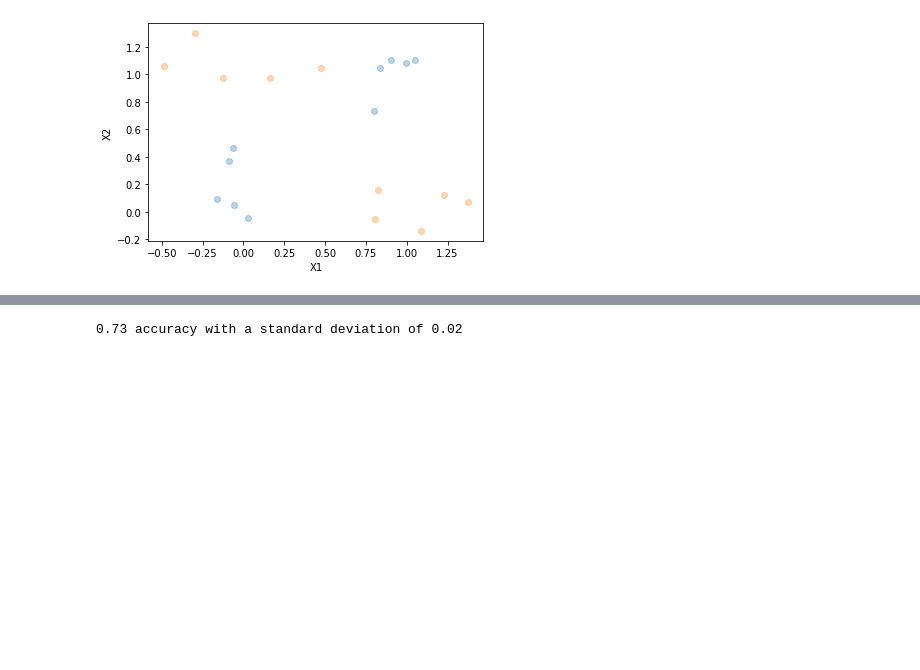
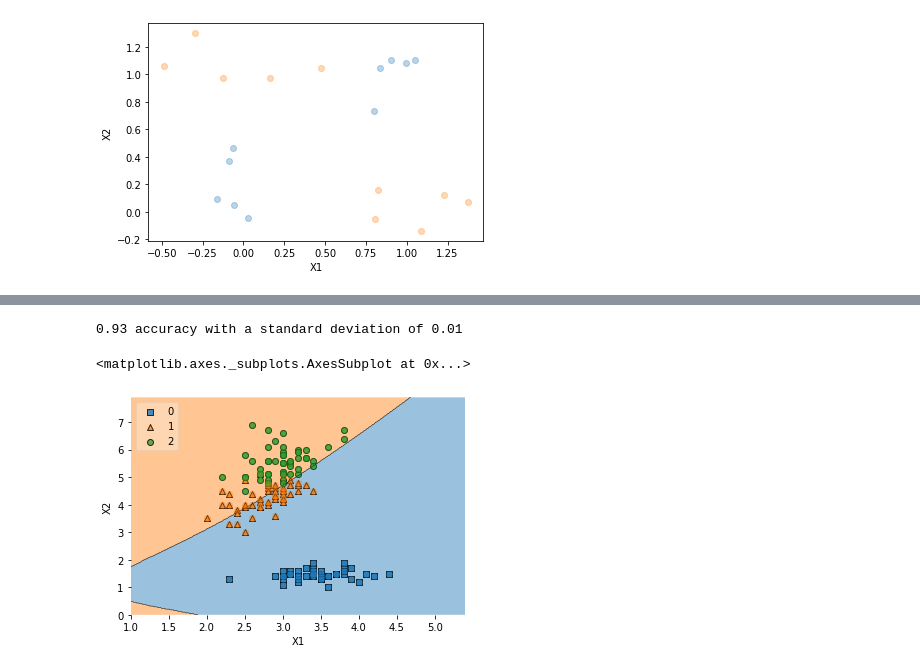
Before and after one commit to rzorzal/-redes_neurais_trabalho_3, a Jupyter notebook: redes_neurais_trabalho_3.ipynb, the cells around one changed output, grey strips where cells are left out. Saved outputs shown, nothing was run; the diff lists cells and outputs as text; code cells hidden in the pictures; blank space fills up the shorter version.

```diff
--- a/redes_neurais_trabalho_3.ipynb
+++ b/redes_neurais_trabalho_3.ipynb
@@ -146,10 +146,14 @@ plot_decision_regions(Xte, yte, clf=elm, legend=2)
 # %%
 from sklearn.datasets import load_iris
 
 data = load_iris()
-X_iris = data.data[:, 0:2]
+X_iris = data.data[:, 1:3]
 y_iris = data.target
 scores = cross_val_score(elm, X_iris, y_iris, cv=2)
 print("%0.2f accuracy with a standard deviation of %0.2f" % (scores.mean(), scores.std()))
+plotadataset(X_iris, y_iris)
+plot_decision_regions(X_iris, y_iris, clf=elm, legend=2)
 # %% [output]
-0.73 accuracy with a standard deviation of 0.02
+0.93 accuracy with a standard deviation of 0.01
+<matplotlib.axes._subplots.AxesSubplot at 0x...>
+[figure, added]
```
Also changed, not shown: parts of 1 cell of this notebook.
